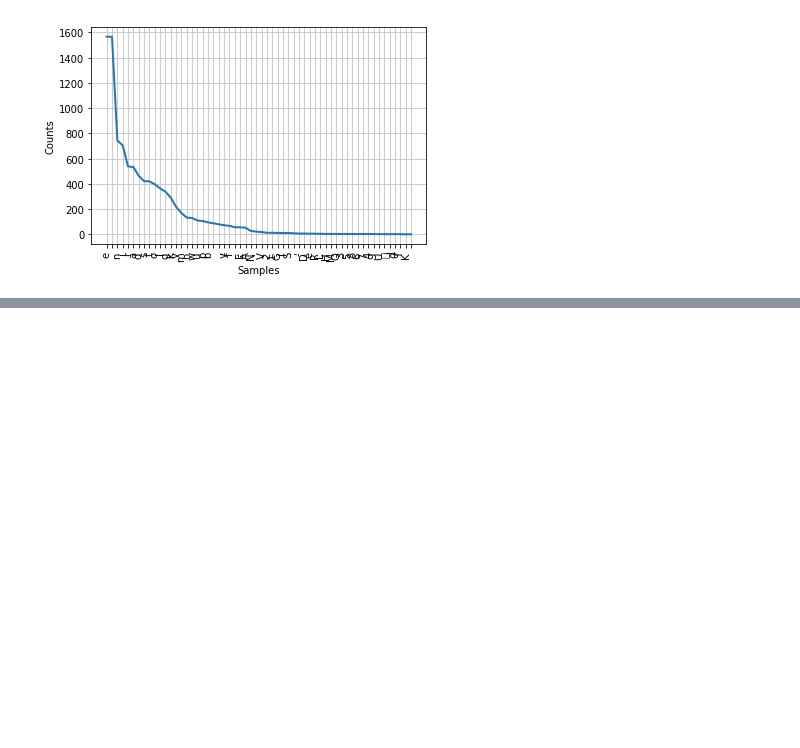
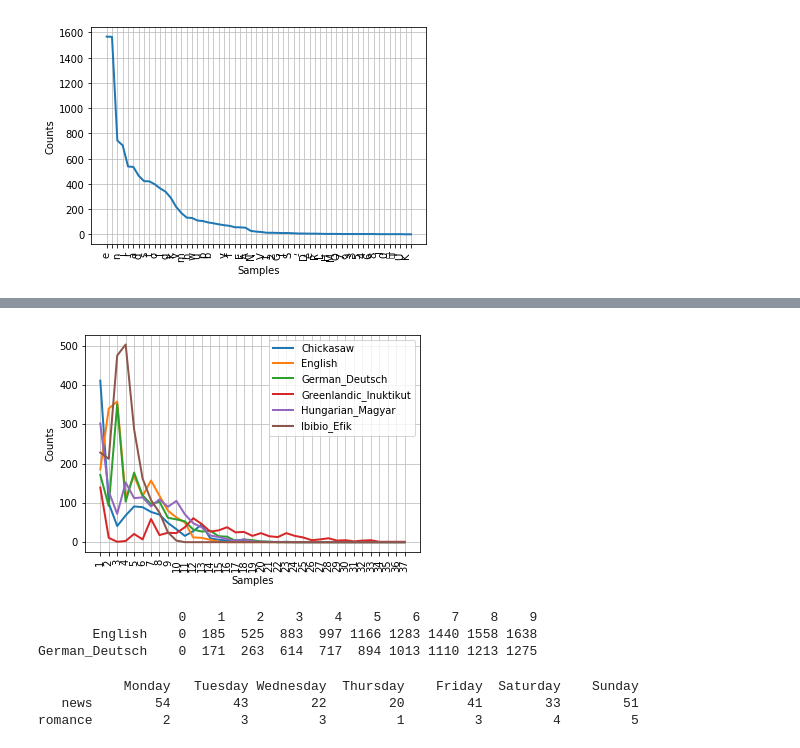
Before and after one commit to waynebli/NLTK_book, a Jupyter notebook: Chapter 02 - Accessing Text Corpora and Lexical Resources.ipynb, the cells around one changed output, grey strips where cells are left out. Cells and saved outputs as stored; diff of their text form; code cells hidden in the pictures; blank space fills up the shorter version.

```diff
--- a/Chapter 02 - Accessing Text Corpora and Lexical Resources.ipynb
+++ b/Chapter 02 - Accessing Text Corpora and Lexical Resources.ipynb
@@ -429,0 +525,31 @@ nltk.FreqDist(raw_text).plot()
+# %%
+from nltk.corpus import udhr
+languages = ['Chickasaw', 'English', 'German_Deutsch', 'Greenlandic_Inuktikut', 'Hungarian_Magyar', 'Ibibio_Efik']
+cfd = nltk.ConditionalFreqDist(
+    (lang, len(word))
+    for lang in languages
+    for word in udhr.words(lang + '-Latin1'))
+cfd.plot()
+# %% [output]
+[figure, added]
+# %%
+# In the plot() and tabulate() methods, we can optionally specify which conditions to display with a conditions= parameter. When we omit it, we get all the conditions. Similarly, we can limit the samples to display with a samples= parameter
+cfd.tabulate(conditions=['English', 'German_Deutsch'],
+             samples=range(10), cumulative=True)
+# %% [output]
+                  0    1    2    3    4    5    6    7    8    9
+       English    0  185  525  883  997 1166 1283 1440 1558 1638
+German_Deutsch    0  171  263  614  717  894 1013 1110 1213 1275
+# %%
+from nltk.corpus import brown
+cfd = nltk.ConditionalFreqDist(
+    (genre, word)
+    for genre in brown.categories()
+    for word in brown.words(categories=genre))
+genres = ['news', 'romance']
+days = ['Monday', 'Tuesday', 'Wednesday', 'Thursday', 'Friday', 'Saturday', 'Sunday']
+cfd.tabulate(conditions=genres, samples=days)
+# %% [output]
+           Monday   Tuesday Wednesday  Thursday    Friday  Saturday    Sunday
+   news        54        43        22        20        41        33        51
+romance         2         3         3         1         3         4         5
```
Also changed, not shown: parts of 37 cells of this notebook.
